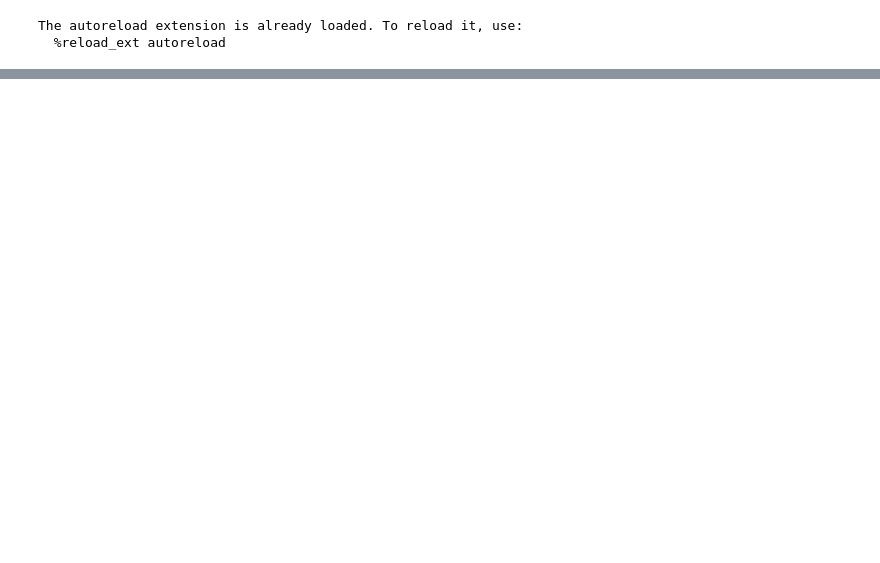
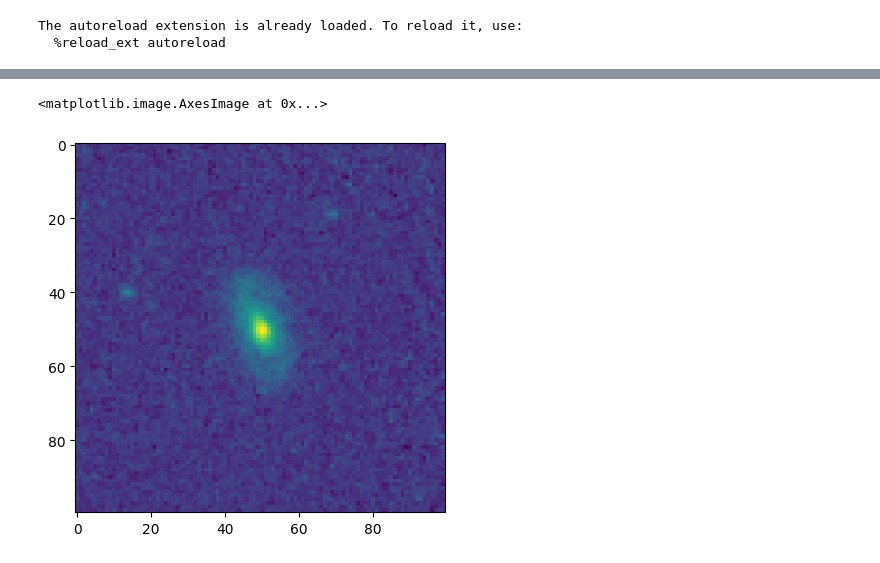
Before and after one commit to mwalmsley/bulk-euclid-cutouts, a Jupyter notebook: bulk_euclid/external_targets/tutorial_notebook.ipynb, the cells around one changed output, grey strips where cells are left out. Drawn from its saved outputs; the diff is of its cells as text; code cells hidden in the pictures; blank space fills up the shorter version.

```diff
--- a/bulk_euclid/external_targets/tutorial_notebook.ipynb
+++ b/bulk_euclid/external_targets/tutorial_notebook.ipynb
@@ -207,0 +176,11 @@ plt.imshow(Image.open(loc))
+# %%
+from astropy.io import fits
+
+fits_locs = glob.glob(os.path.join(cfg.base_dir, cfg.name, 'cutouts/fits/cool_strong_lens/*.fits'))
+
+fits_data = fits.open(fits_locs[0])
+first_header = fits_data[0].header
+first_header
+
+# this tells you which extension includes which data
+# for example, extension 1 (EXT_1) includes the VIS background-subtracted flux (VIS_BGSUB)
@@ -207,0 +200,9 @@ plt.imshow(Image.open(loc))
+# %%
+# let's check extension 1 does indeed have this
+
+plt.imshow(np.arcsinh(50*fits_data[1].data))
+
+# left dot is on upper
+# %% [output]
+<matplotlib.image.AxesImage at 0x...>
+[figure, added]
```
Also changed, not shown: parts of 26 cells of this notebook.
